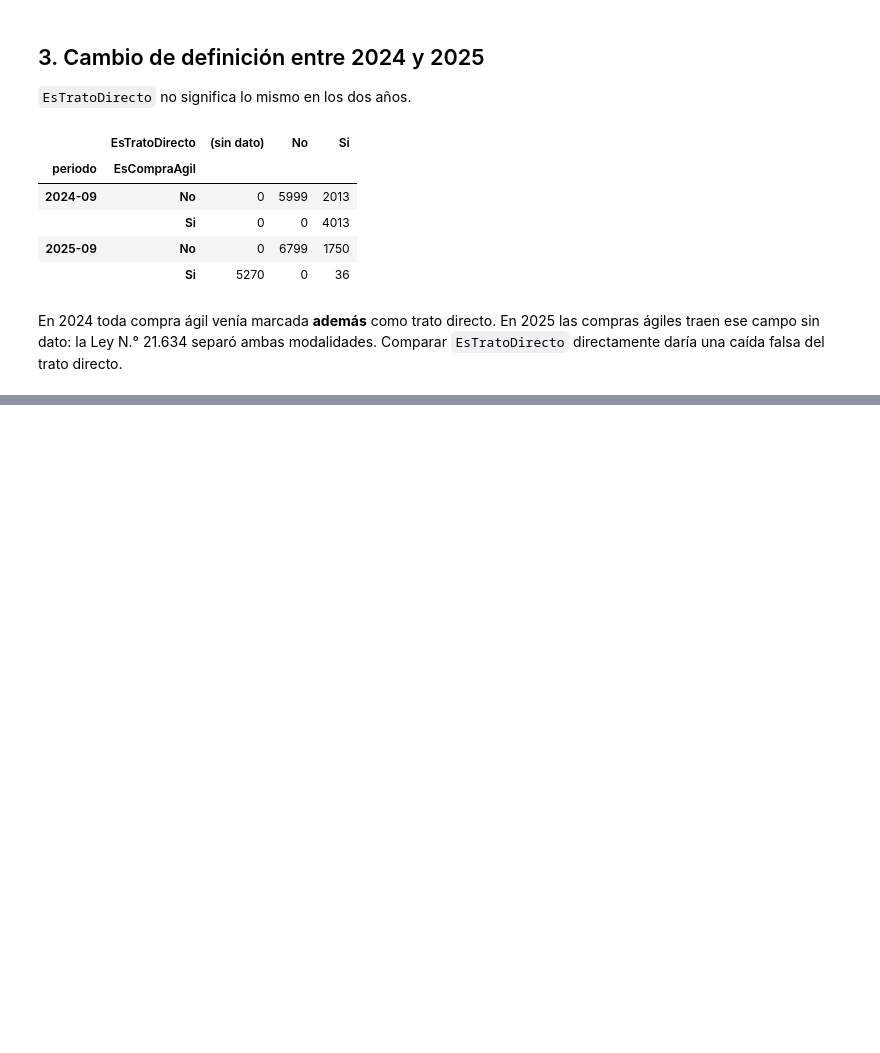
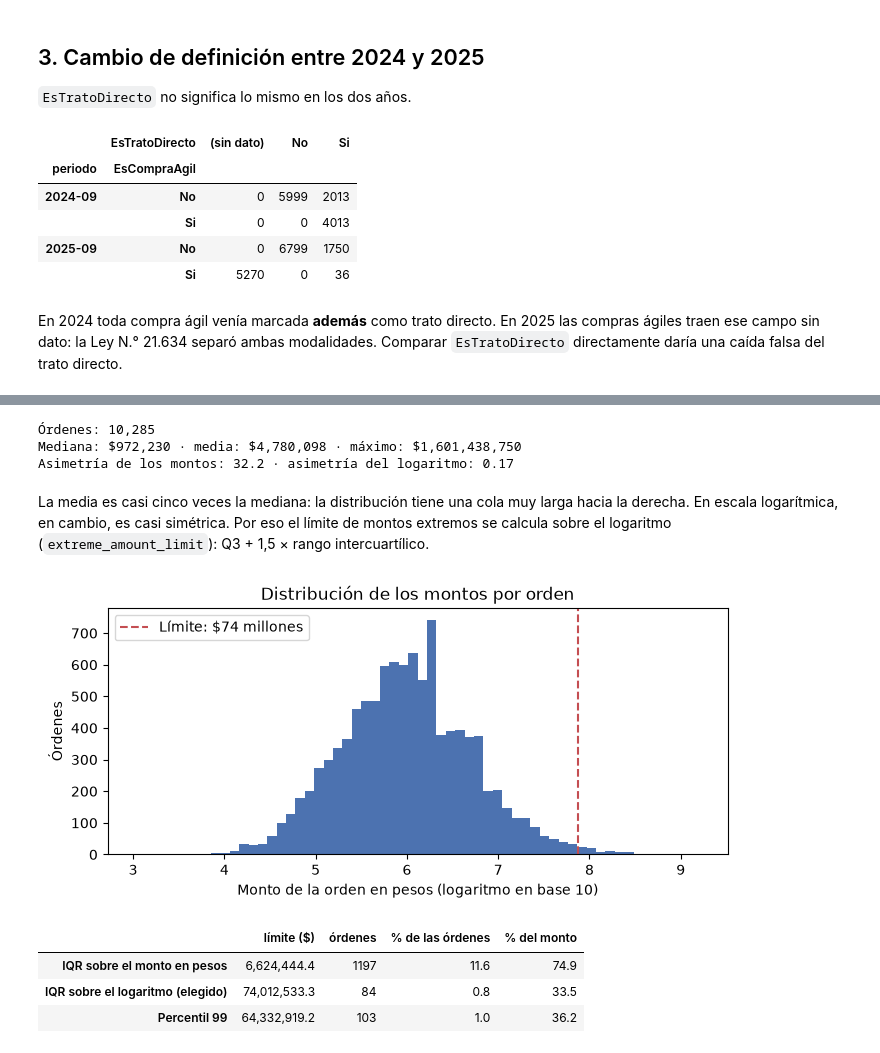
Before and after one commit to Isonauta/mcdi500-proyecto-abp-v2, a Jupyter notebook: F2/02_exploracion.ipynb, the cells around one changed output, grey strips where cells are left out. Cells and saved outputs as stored; diff of their text form; code cells hidden in the pictures; blank space fills up the shorter version.

```diff
--- a/F2/02_exploracion.ipynb
+++ b/F2/02_exploracion.ipynb
@@ -92,0 +99,51 @@ En 2024 toda compra ágil venía marcada **además** como trato directo. En 2025
+# %%
+import matplotlib.pyplot as plt
+import numpy as np
+
+typed = ordenes.cast_types(ordenes.normalize_missing(raw))
+orders = ordenes.aggregate_orders(ordenes.classify_modality(typed))
+amount = orders["MontoTotalOC_PesosChilenos"]
+
+print(f"Órdenes: {len(orders):,}")
+print(f"Mediana: ${amount.median():,.0f} · media: ${amount.mean():,.0f} · máximo: ${amount.max():,.0f}")
+print(f"Asimetría de los montos: {amount.skew():.1f} · asimetría del logaritmo: {np.log10(amount).skew():.2f}")
+# %% [output]
+Órdenes: 10,285
+Mediana: $972,230 · media: $4,780,098 · máximo: $1,601,438,750
+Asimetría de los montos: 32.2 · asimetría del logaritmo: 0.17
+# %% [markdown]
+La media es casi cinco veces la mediana: la distribución tiene una cola muy larga hacia la derecha. En escala logarítmica, en cambio, es casi simétrica. Por eso el límite de montos extremos se calcula sobre el logaritmo (`extreme_amount_limit`): Q3 + 1,5 × rango intercuartílico.
+# %%
+limit = ordenes.extreme_amount_limit(amount)
+
+fig, ax = plt.subplots(figsize=(8, 3.2))
+ax.hist(np.log10(amount), bins=60, color="#4c72b0")
+ax.axvline(np.log10(limit), color="#c44e52", linestyle="--", label=f"Límite: ${limit / 1e6:,.0f} millones")
+ax.set_xlabel("Monto de la orden en pesos (logaritmo en base 10)")
+ax.set_ylabel("Órdenes")
+ax.set_title("Distribución de los montos por orden")
+ax.legend()
+plt.show()
+# %% [output]
+[figure, added]
+# %%
+# Comparación de criterios: cuántas órdenes marca cada uno y cuánto dinero concentran.
+q1, q3 = amount.quantile(0.25), amount.quantile(0.75)
+criteria = {
+    "IQR sobre el monto en pesos": q3 + 1.5 * (q3 - q1),
+    "IQR sobre el logaritmo (elegido)": limit,
+    "Percentil 99": amount.quantile(0.99),
+}
+pd.DataFrame(
+    {
+        "límite ($)": criteria,
+        "órdenes": {name: int((amount > value).sum()) for name, value in criteria.items()},
+        "% de las órdenes": {name: (amount > value).mean() * 100 for name, value in criteria.items()},
+        "% del monto": {name: amount[amount > value].sum() / amount.sum() * 100 for name, value in criteria.items()},
+    }
+)
+# %% [output]
+|  | límite ($) | órdenes | % de las órdenes | % del monto |
+| IQR sobre el monto en pesos | 6,624,444.4 | 1197 | 11.6 | 74.9 |
+| IQR sobre el logaritmo (elegido) | 74,012,533.3 | 84 | 0.8 | 33.5 |
+| Percentil 99 | 64,332,919.2 | 103 | 1.0 | 36.2 |
```
Also changed, not shown: parts of 8 cells of this notebook, 5 other files.
